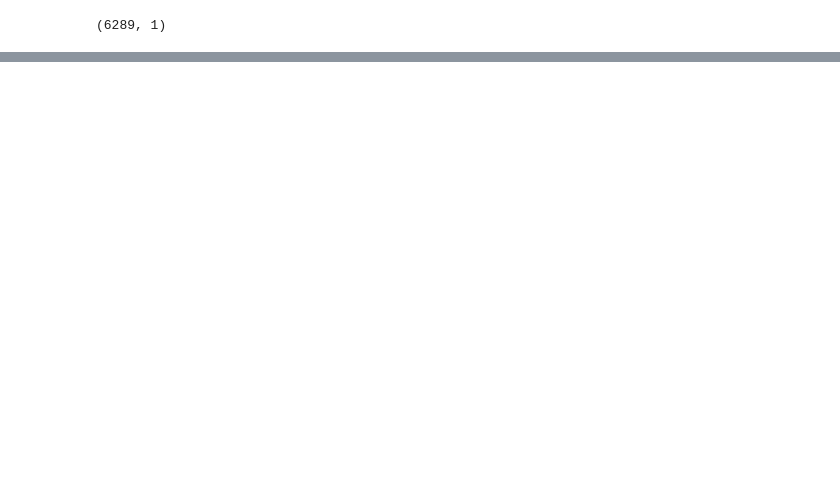
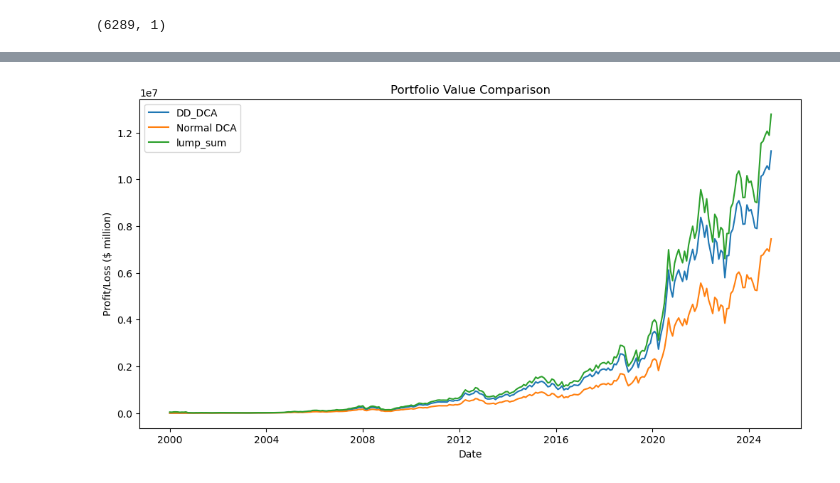
Before and after one commit to zahidp24/Python_project, a Jupyter notebook: Project_python.ipynb, the cells around one changed output, grey strips where cells are left out. Cells and saved outputs as stored; diff of their text form; code cells hidden in the pictures; blank space fills up the shorter version.

```diff
--- a/Project_python.ipynb
+++ b/Project_python.ipynb
@@ -64,0 +69,4 @@ plt.show()
+# %%
+plot_portf_value(result1, result2, result3, labels=["DD_DCA", "Normal DCA", "lump_sum"])
+# %% [output]
+[figure, added]
```
Also changed, not shown: parts of 9 cells of this notebook, 6 other files.
